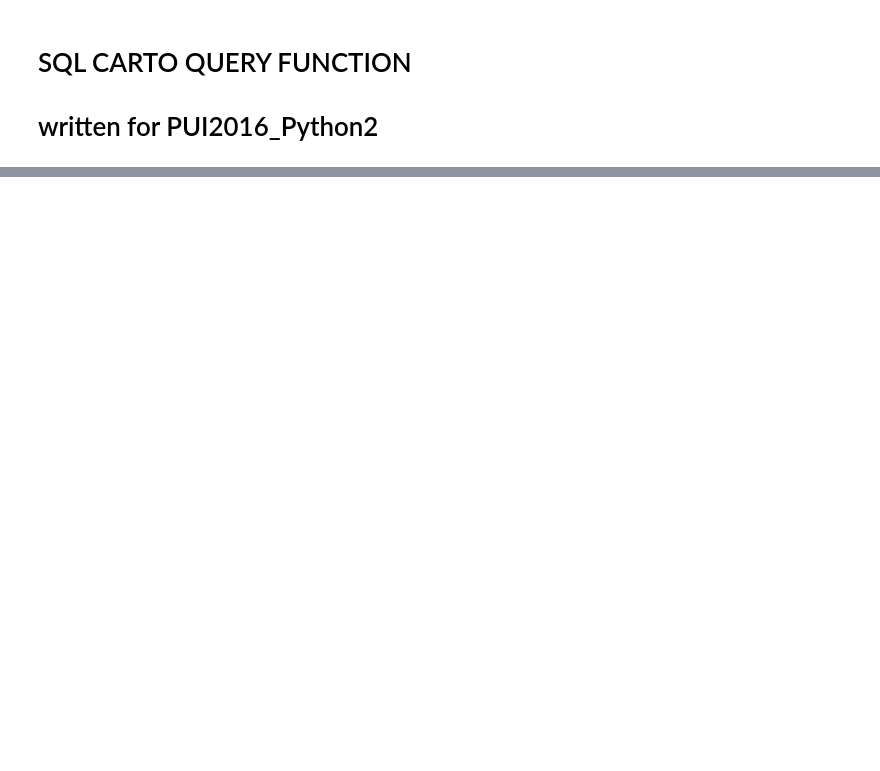
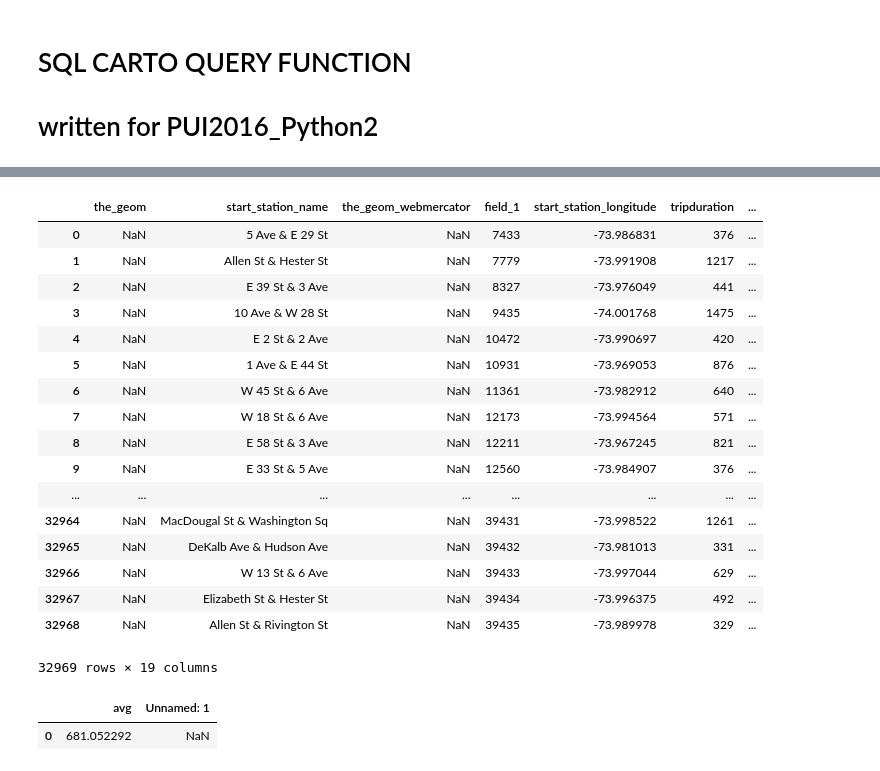
Before and after one commit to timurmukhtarov/PUI2018_tm1722, a Jupyter notebook: HW6_tm1722/HW6_Assignment2_tm1722.ipynb, the cells around one changed output, grey strips where cells are left out. Drawn from its saved outputs; the diff is of its cells as text; code cells hidden in the pictures; blank space fills up the shorter version.

```diff
--- a/HW6_tm1722/HW6_Assignment2_tm1722.ipynb
+++ b/HW6_tm1722/HW6_Assignment2_tm1722.ipynb
@@ -58,0 +292,42 @@ table.head(5)
+# %%
+# Select trips that started on the weekdays
+query11 = '''SELECT *
+            FROM fb55.citibike
+            WHERE date_part('dow', starttime)
+            NOT IN (0,6)
+
+'''
+table = get_data(query11)
+table
+# %% [output]
+|  | the_geom | start_station_name | the_geom_webmercator | field_1 | start_station_longitude | tripduration | ... |
+| 0 | NaN | 5 Ave & E 29 St | NaN | 7433 | -73.986831 | 376 | ... |
+| 1 | NaN | Allen St & Hester St | NaN | 7779 | -73.991908 | 1217 | ... |
+| 2 | NaN | E 39 St & 3 Ave | NaN | 8327 | -73.976049 | 441 | ... |
+| 3 | NaN | 10 Ave & W 28 St | NaN | 9435 | -74.001768 | 1475 | ... |
+| 4 | NaN | E 2 St & 2 Ave | NaN | 10472 | -73.990697 | 420 | ... |
+| 5 | NaN | 1 Ave & E 44 St | NaN | 10931 | -73.969053 | 876 | ... |
+| 6 | NaN | W 45 St & 6 Ave | NaN | 11361 | -73.982912 | 640 | ... |
+| 7 | NaN | W 18 St & 6 Ave | NaN | 12173 | -73.994564 | 571 | ... |
+| 8 | NaN | E 58 St & 3 Ave | NaN | 12211 | -73.967245 | 821 | ... |
+| 9 | NaN | E 33 St & 5 Ave | NaN | 12560 | -73.984907 | 376 | ... |
+| ... | ... | ... | ... | ... | ... | ... | ... |
+| 32964 | NaN | MacDougal St & Washington Sq | NaN | 39431 | -73.998522 | 1261 | ... |
+| 32965 | NaN | DeKalb Ave & Hudson Ave | NaN | 39432 | -73.981013 | 331 | ... |
+| 32966 | NaN | W 13 St & 6 Ave | NaN | 39433 | -73.997044 | 629 | ... |
+| 32967 | NaN | Elizabeth St & Hester St | NaN | 39434 | -73.996375 | 492 | ... |
+| 32968 | NaN | Allen St & Rivington St | NaN | 39435 | -73.989978 | 329 | ... |
+32969 rows × 19 columns
+# %%
+# average trip duration during weekdays
+query12 = '''SELECT AVG(tripduration)
+            FROM fb55.citibike
+            WHERE date_part('dow', starttime)
+            NOT IN (0,6)
+
+'''
+table = get_data(query12)
+table
+# %% [output]
+|  | avg | Unnamed: 1 |
+| 0 | 681.052292 | NaN |
```
Also changed, not shown: parts of 21 cells of this notebook, 1 other file.
